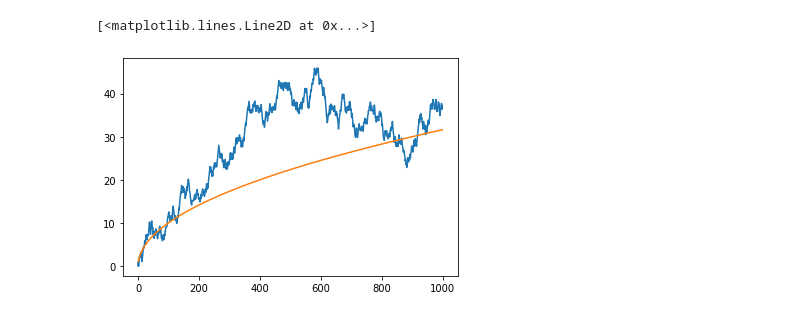
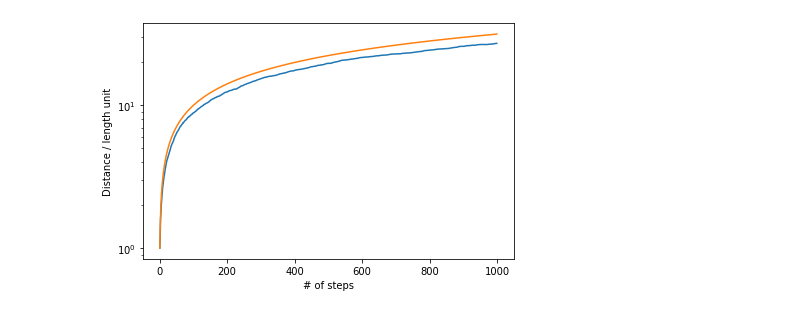
Before and after one commit to dormail/CP-2022, a Jupyter notebook: Homework 1/Exercise4.ipynb, the cells around one changed output. Saved outputs shown, nothing was run; the diff lists cells and outputs as text; code cells hidden in the pictures.

```diff
--- a/Homework 1/Exercise4.ipynb
+++ b/Homework 1/Exercise4.ipynb
@@ -40,9 +43,27 @@ plt.savefig('build/many_walks.pdf')
-# %%
-x, y, dist = random_walk(1000)
-
-t = np.arange(1,1000,1)
-plt.plot(dist)
-plt.plot(t, np.sqrt(t))
-# %% [output]
-[<matplotlib.lines.Line2D at 0x...>]
-[figure, removed]
+# %%
+def distance_average(walks, steps):
+    data = np.zeros((walks, steps))
+    for i in range(0, walks):
+        x,y, data[i, :] = random_walk(steps)
+    average = np.mean(data, 0)
+    return average
+
+walks = 1000
+steps = 1000
+dist = distance_average(walks, steps)
+
+t = np.arange(1,steps,1)
+plt.plot(t, dist[1:])
+plt.plot(t, np.sqrt(t))
+
+plt.yscale('log')
+
+plt.xlabel('# of steps')
+plt.ylabel('Distance / length unit')
+#plt.title(f'Distance averaged over {walks} walks')
+
+plt.tight_layout()
+
+plt.savefig('build/Steps-Distance.pdf')
+# %% [output]
+[figure, added]
```
Also changed, not shown: parts of 1 cell of this notebook, 3 other files.
